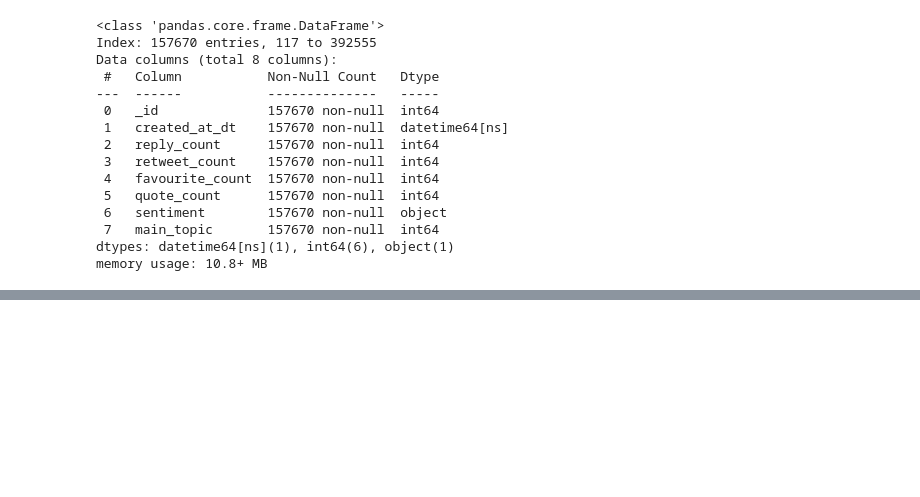
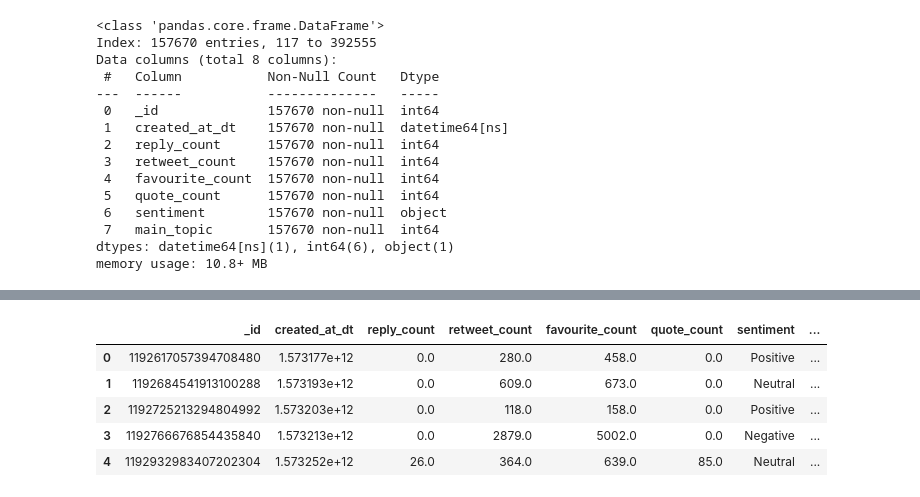
Before and after one commit to Joezhou1211/DECO3801_T50, a Jupyter notebook: backend/utils/topic_page_data_outporter.ipynb, the cells around one changed output, grey strips where cells are left out. Cells and saved outputs as stored; diff of their text form; code cells hidden in the pictures; blank space fills up the shorter version.

```diff
--- a/backend/utils/topic_page_data_outporter.ipynb
+++ b/backend/utils/topic_page_data_outporter.ipynb
@@ -433,0 +440,3 @@ merged_df.to_json('../../data/processed/topic_data(parent&child).json', orient='
+# %%
+ef = pd.read_csv('../../data/processed/fake.csv')
+ef.info()
@@ -433,0 +455,6 @@ merged_df.to_json('../../data/processed/topic_data(parent&child).json', orient='
+# %%
+ef.dropna(subset=['cleaned_text'], inplace=True)
+# %%
+# merge ef to df on '_id'
+merged_df = pd.merge(df, ef, on='_id', how='outer')
+merged_df.info()
@@ -433,0 +480,9 @@ merged_df.to_json('../../data/processed/topic_data(parent&child).json', orient='
+# %%
+merged_df.head()
+# %% [output]
+|  | _id | created_at_dt | reply_count | retweet_count | favourite_count | quote_count | sentiment | ... |
+| 0 | 1192617057394708480 | 1.573177e+12 | 0.0 | 280.0 | 458.0 | 0.0 | Positive | ... |
+| 1 | 1192684541913100288 | 1.573193e+12 | 0.0 | 609.0 | 673.0 | 0.0 | Neutral | ... |
+| 2 | 1192725213294804992 | 1.573203e+12 | 0.0 | 118.0 | 158.0 | 0.0 | Positive | ... |
+| 3 | 1192766676854435840 | 1.573213e+12 | 0.0 | 2879.0 | 5002.0 | 0.0 | Negative | ... |
+| 4 | 1192932983407202304 | 1.573252e+12 | 26.0 | 364.0 | 639.0 | 85.0 | Neutral | ... |
```
Also changed, not shown: parts of 29 cells of this notebook, 8 other files.
